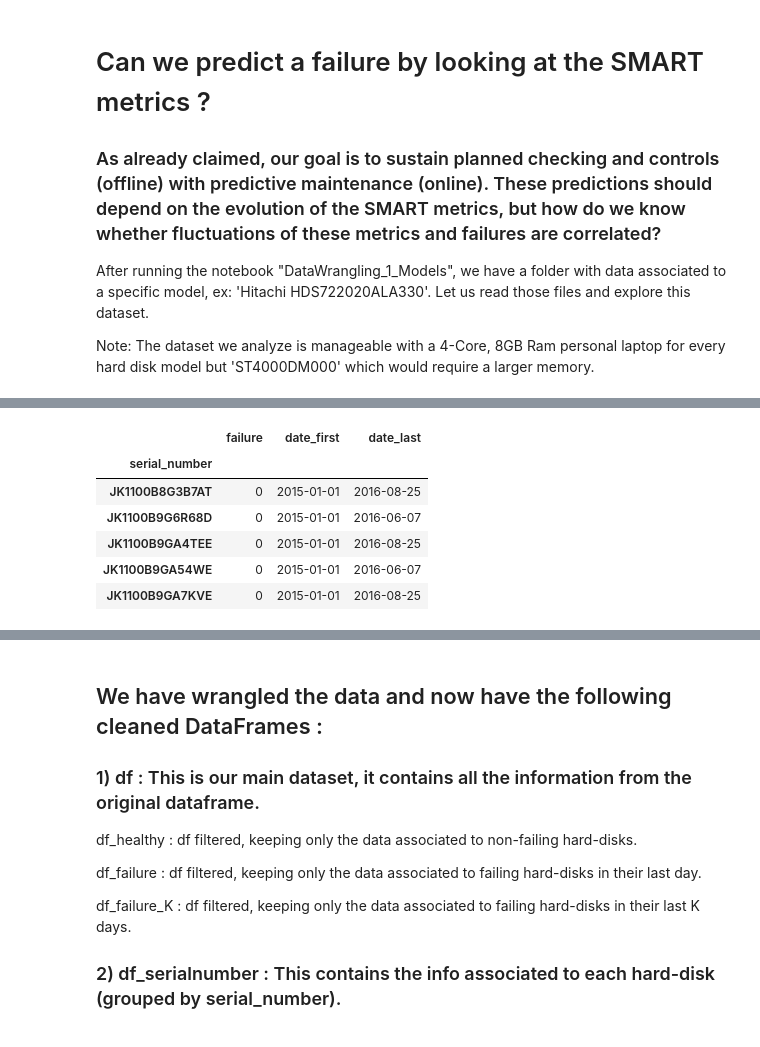
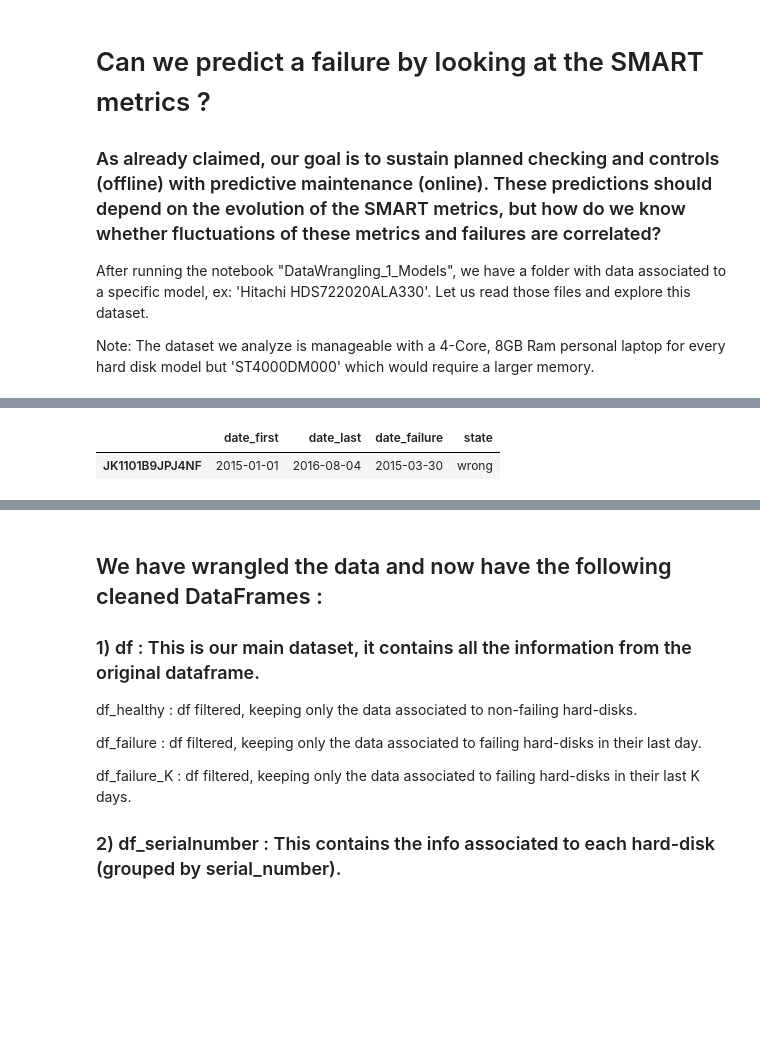
Before and after one commit to FabCec/planned_replacements, a Jupyter notebook: DataWrangling_2_SmartMetricsAndFailures.ipynb, the cells around one changed output, grey strips where cells are left out. Drawn from its saved outputs; the diff is of its cells as text; code cells hidden in the pictures; blank space fills up the shorter version.

```diff
--- a/DataWrangling_2_SmartMetricsAndFailures.ipynb
+++ b/DataWrangling_2_SmartMetricsAndFailures.ipynb
@@ -51,31 +51,49 @@ df.describe()
 | 50% | 0.000000e+00 | 1.000000e+02 | 1.000000e+02 | 1.160000e+02 | 1.000000e+02 | ... |
 | 75% | 0.000000e+00 | 1.000000e+02 | 1.000000e+02 | 1.200000e+02 | 1.000000e+02 | ... |
 | max | 1.000000e+00 | 1.000000e+02 | 1.350000e+02 | 2.530000e+02 | 1.000000e+02 | ... |
-# %%
-# Extract the data associated to each hard disk: whether it will fail, the first, and the last entry
-
-# Data in the days of failures
-# df_failure_days = df[df['failure']==1]
-
-df_failed = df.groupby('serial_number').failure.sum()
-df_last_app = df.groupby('serial_number').date.max()
-df_first_app = df.groupby('serial_number').date.min()
-
-df_serialnumber = pd.concat([df_failed, df_first_app, df_last_app], axis = 1)
-df_serialnumber.columns = ['failure', 'date_first', 'date_last']
-
-del df_failed
-del df_last_app
-del df_first_app
-
-df_serialnumber.head()
-# %% [output]
-|  | failure | date_first | date_last |
-| serial_number |  |  |  |
-| JK1100B8G3B7AT | 0 | 2015-01-01 | 2016-08-25 |
-| JK1100B9G6R68D | 0 | 2015-01-01 | 2016-06-07 |
-| JK1100B9GA4TEE | 0 | 2015-01-01 | 2016-08-25 |
-| JK1100B9GA54WE | 0 | 2015-01-01 | 2016-06-07 |
-| JK1100B9GA7KVE | 0 | 2015-01-01 | 2016-08-25 |
+# %%
+# Extract the data associated to each hard disk: whether it will fail, the first, and the last entry
+
+df_failed = df.groupby('serial_number').failure.sum()
+df_last_app = df.groupby('serial_number').date.max()
+df_first_app = df.groupby('serial_number').date.min()
+
+
+# Data in the days of failures : verify that the last entry of a failing hard-disk coincides with a failure
+df_failure_days = df.loc[df['failure']==1,['date','serial_number']]
+df_failure_days.index = df_failure_days['serial_number']
+
+del df_failure_days['serial_number']
+
+# Generate a DataFrame with data associated to each serial number
+df_serialnumber = pd.concat([df_failed, df_first_app, df_last_app, df_failure_days], axis = 1)
+df_serialnumber.columns = ['failure', 'date_first', 'date_last', 'date_failure']
+
+# ... check whether the last entry of a failing hard-disk coincides with a failure
+df_serialnumber['failure_wrong'] = df_serialnumber.failure * (df_serialnumber.date_last != df_serialnumber.date_failure)
+df_serialnumber['failure_correct'] = df_serialnumber.failure * (1 - df_serialnumber.failure_wrong)
+
+del df_failed
+del df_last_app
+del df_first_app
+del df_failure_days
+
+del df_serialnumber['failure_wrong']
+
+# We now determine whether each serial_number is going to fail, will remain healthy, or is a wrong entry
+dictionary_serial_number_state ={ (1,1): 'fail',
+                                  (0,0): 'healthy',
+                                  (1,0): 'wrong' }
+
+df_serialnumber['state'] = [ dictionary_serial_number_state[(df_serialnumber.loc[s_n,'failure'],df_serialnumber.loc[s_n,'failure_correct'])] for s_n in df_serialnumber.index]
+
+del df_serialnumber['failure']
+del df_serialnumber['failure_correct']
+
+# In the example with ModelName = 'Hitachi HDS722020ALA330', we have one wrongly reported hard-disk: 'JK1101B9JPJ4NF'
+df_serialnumber[df_serialnumber['state'] == 'wrong']
+# %% [output]
+|  | date_first | date_last | date_failure | state |
+| JK1101B9JPJ4NF | 2015-01-01 | 2016-08-04 | 2015-03-30 | wrong |
 # %%
 # Add a column to the main df stating whether the entry belongs to a failing hard-disk: 1 or not: 0
```
Also changed, not shown: parts of 8 cells of this notebook.
